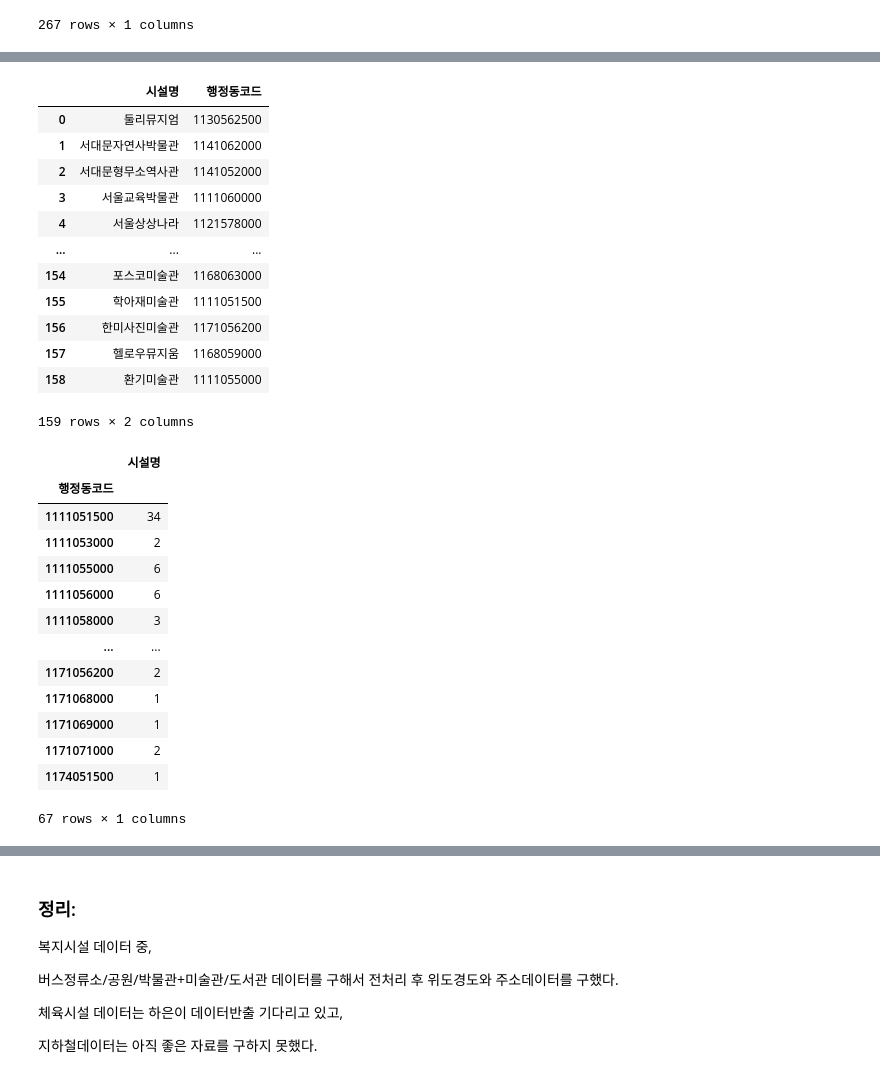
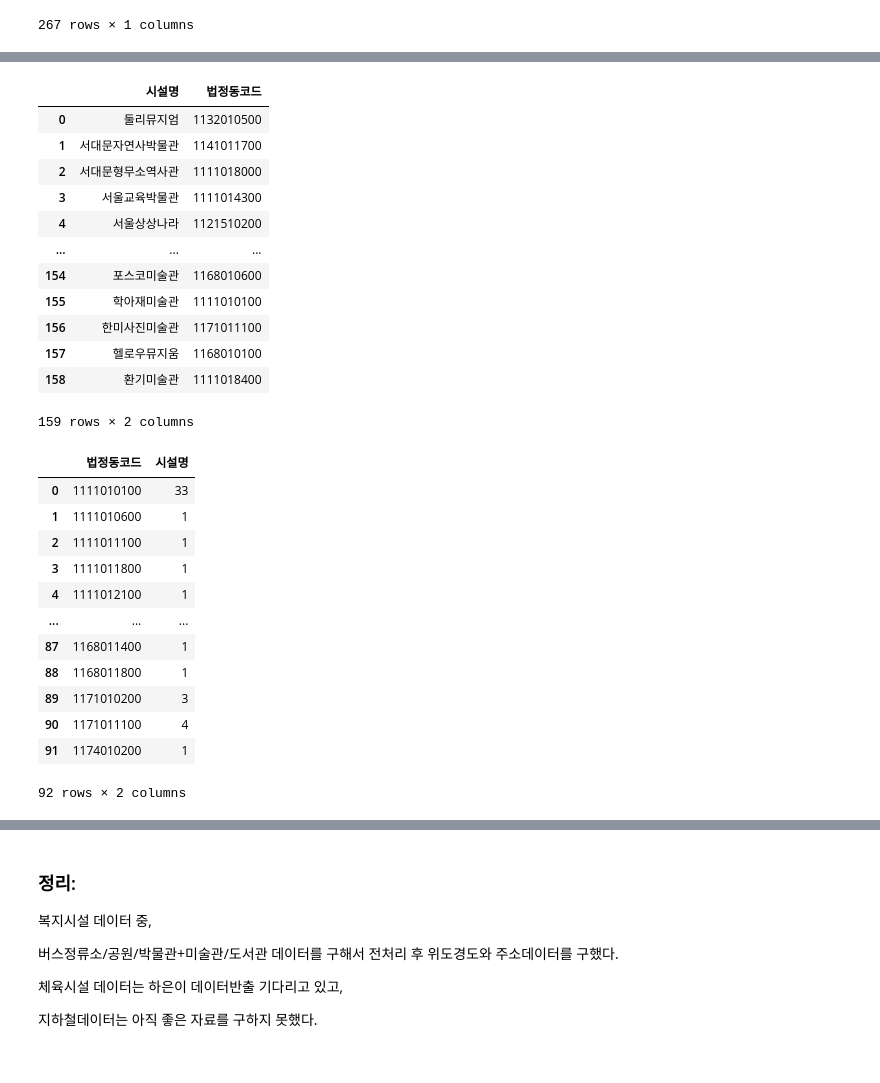
Before and after one commit to gyuholee94/seoul_contest, a Jupyter notebook: Gyuho.ipynb, the cells around one changed output, grey strips where cells are left out. Drawn from its saved outputs; the diff is of its cells as text; code cells hidden in the pictures.

```diff
--- a/Gyuho.ipynb
+++ b/Gyuho.ipynb
@@ -239,0 +208,4 @@ dong_loc[dong_loc['코드종류']=='H']
+# %%
+dong_loc = dong_loc[dong_loc['코드종류']=='B']#법정동 코드 불러오기. 이유는 행정동코드는 위도경도를 중복시켜놔서 1동과 2동을 같은 위치로 보는 경우가 많음. 425개 살려야하는데, 267개밖에 살리지 못한다. 법정동으로 매칭시키고 다시 행정동에 배정하기.
+dong_loc = dong_loc[dong_loc['시도']=='서울특별시']#서울만 사용
+dong_loc
@@ -407,8 +404,6 @@ dong_loc.head()
 # %%
-dong_loc = dong_loc[dong_loc['시도']=='서울특별시']
-dong_loc = dong_loc[dong_loc['코드종류']=='H']
-dong_loc_df = dong_loc[['코드','읍면동','위도','경도']]
-dong_loc_df.columns = ['행정동코드','동','위도','경도']
+dong_loc_df = dong_loc[['코드','위도','경도']]
+dong_loc_df.columns = ['법정동코드','위도','경도']
 # %%
 dong.head()
 # %% [output]
@@ -1166,18 +1087,18 @@ lib_gu_map.groupby(['구']).count()
 # 동단위
 # %%
 def dong_mapping(loc_df, data_df, name):
-    close_dong = {'행정동코드' : [], '{}'.format(name) : []}
+    close_dong = {'법정동코드' : [], '{}'.format(name) : []}
     for idx, data in tqdm(enumerate(data_df['{}'.format(name)])):
         start = (float(data_df.iloc[idx]['위도']), float(data_df.iloc[idx]['경도']))
         distance_dic = {}
-        for idx, dong in enumerate(loc_df.행정동코드):#loc_df가 바뀌면 같이 바꿔주어야 함
+        for idx, dong in enumerate(loc_df.법정동코드):#loc_df가 바뀌면 같이 바꿔주어야 함
             goal = (loc_df.iloc[idx]['위도'].mean(), loc_df.iloc[idx]['경도'].mean())
             distance_dic[dong] = float(haversine(start, goal))
         closest = sorted((value, key) for key, value in distance_dic.items())[0][1]
-        close_dong['행정동코드'].append(closest)
+        close_dong['법정동코드'].append(closest)
         close_dong['{}'.format(name)].append(data)
     mapping = pd.DataFrame(close_dong)
-    mapping = mapping[['{}'.format(name),'행정동코드']]
+    mapping = mapping[['{}'.format(name),'법정동코드']]
     return mapping
 # %%
 dong_loc_df
@@ -1270,38 +1190,37 @@ park_dong_map
 # %%
 museum_dong_mapping = dong_mapping(dong_loc_df, museum_df, '시설명')
-museum_dong_mapping.to_pickle('박물관행정동매칭.pkl')
+museum_dong_mapping.to_pickle('박물관법정동매칭.pkl')
 museum_dong_mapping
 # %% [output]
-|  | 시설명 | 행정동코드 |
-| 0 | 둘리뮤지엄 | 1130562500 |
-| 1 | 서대문자연사박물관 | 1141062000 |
-| 2 | 서대문형무소역사관 | 1141052000 |
-| 3 | 서울교육박물관 | 1111060000 |
-| 4 | 서울상상나라 | 1121578000 |
+|  | 시설명 | 법정동코드 |
+| 0 | 둘리뮤지엄 | 1132010500 |
+| 1 | 서대문자연사박물관 | 1141011700 |
+| 2 | 서대문형무소역사관 | 1111018000 |
+| 3 | 서울교육박물관 | 1111014300 |
+| 4 | 서울상상나라 | 1121510200 |
 | ... | ... | ... |
-| 154 | 포스코미술관 | 1168063000 |
-| 155 | 학아재미술관 | 1111051500 |
-| 156 | 한미사진미술관 | 1171056200 |
-| 157 | 헬로우뮤지움 | 1168059000 |
-| 158 | 환기미술관 | 1111055000 |
+| 154 | 포스코미술관 | 1168010600 |
+| 155 | 학아재미술관 | 1111010100 |
+| 156 | 한미사진미술관 | 1171011100 |
+| 157 | 헬로우뮤지움 | 1168010100 |
+| 158 | 환기미술관 | 1111018400 |
 159 rows × 2 columns
 # %%
-museum_dong_map = museum_dong_mapping.groupby(['행정동코드']).count()
+museum_dong_map = museum_dong_mapping.groupby(['법정동코드']).count().reset_index()
 museum_dong_map
 # %% [output]
-|  | 시설명 |
-| 행정동코드 |  |
-| 1111051500 | 34 |
-| 1111053000 | 2 |
-| 1111055000 | 6 |
-| 1111056000 | 6 |
-| 1111058000 | 3 |
-| ... | ... |
-| 1171056200 | 2 |
-| 1171068000 | 1 |
-| 1171069000 | 1 |
-| 1171071000 | 2 |
-| 1174051500 | 1 |
+|  | 법정동코드 | 시설명 |
+| 0 | 1111010100 | 33 |
+| 1 | 1111010600 | 1 |
+| 2 | 1111011100 | 1 |
+| 3 | 1111011800 | 1 |
+| 4 | 1111012100 | 1 |
+| ... | ... | ... |
+| 87 | 1168011400 | 1 |
+| 88 | 1168011800 | 1 |
+| 89 | 1171010200 | 3 |
+| 90 | 1171011100 | 4 |
+| 91 | 1174010200 | 1 |
-67 rows × 1 columns
+92 rows × 2 columns
 # %%
 lib_dong_mapping = dong_mapping(dong_loc_df, lib_df, '도서관명')
```
Also changed, not shown: parts of 71 cells of this notebook, 7 other files.
